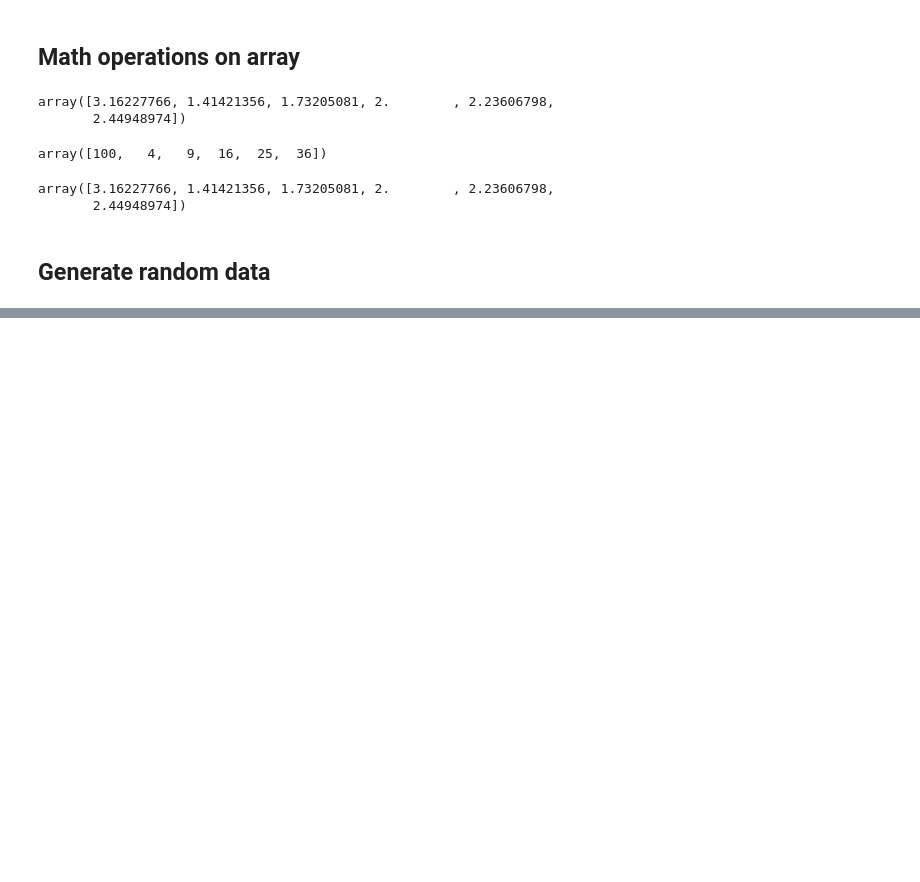
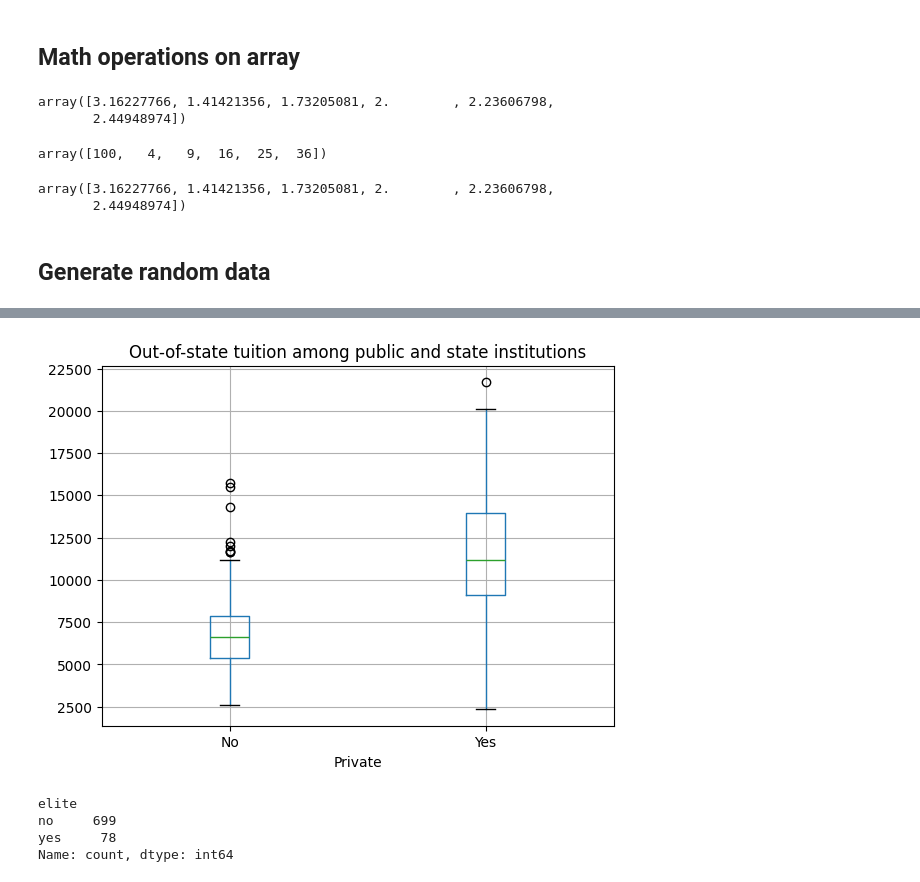
Before and after one commit to caoa0816/ISLP_labs, a Jupyter notebook: main/ch02.ipynb, the cells around one changed output, grey strips where cells are left out. Drawn from its saved outputs; the diff is of its cells as text; code cells hidden in the pictures; blank space fills up the shorter version.

```diff
--- a/main/ch02.ipynb
+++ b/main/ch02.ipynb
@@ -126,0 +211,8 @@ array([[1.        , 0.63348934],
+# %%
+# 8e)
+ax = college.boxplot(column='Outstate', by='Private')
+plt.suptitle('')
+ax.set_title('Out-of-state tuition among public and state institutions')
+plt.show()
+# %% [output]
+[figure, added]
@@ -126,0 +225,7 @@ array([[1.        , 0.63348934],
+# %%
+college['elite'].value_counts()
+# %% [output]
+elite
+no     699
+yes     78
+Name: count, dtype: int64
```
Also changed, not shown: parts of 21 cells of this notebook.
